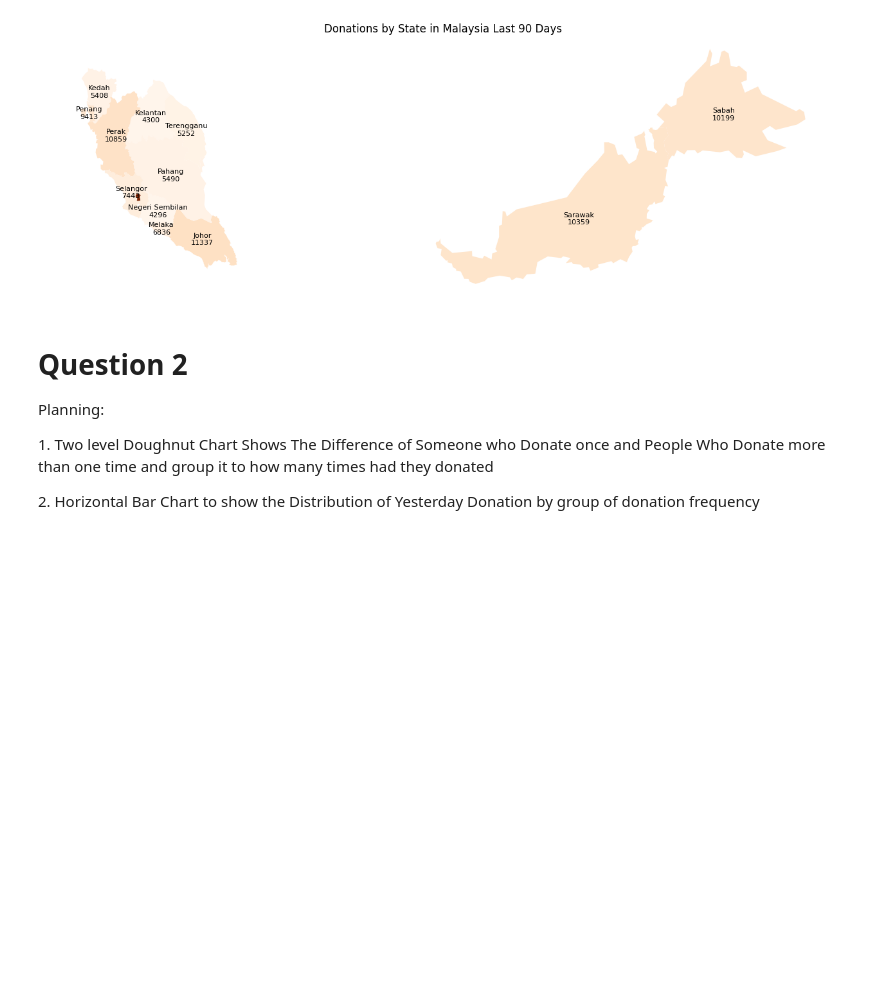
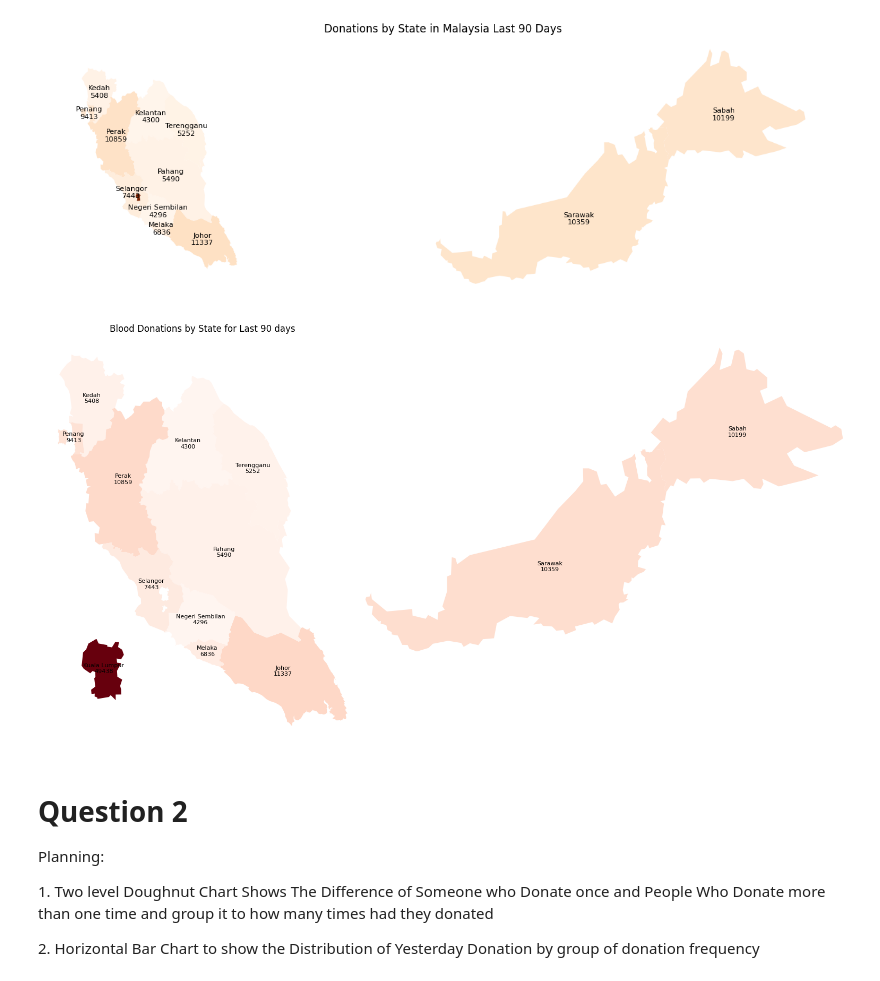
Before and after one commit to adleefuad/blood_donation, a Jupyter notebook: EDA.ipynb, the cells around one changed output. Cells and saved outputs as stored; diff of their text form; code cells hidden in the pictures; blank space fills up the shorter version.

Commit message:
Update the map Visualisation

```diff
--- a/EDA.ipynb
+++ b/EDA.ipynb
@@ -235,3 +233,68 @@ gdf
+# %%
+# Normalize Total Donation
+vmin, vmax = state3_df_merged['total_donation'].min(), state3_df_merged['total_donation'].max()
+norm = Normalize(vmin=vmin, vmax=vmax)
+colour_gradient = 'Reds'
+
+# Create the main plot for Peninsular Malaysia excluding Kuala Lumpur for clarity
+fig, ax_main = plt.subplots(figsize=(10, 10))
+plt.title('Blood Donations by State for Last 90 days')
+peninsular_without_kl = state3_df_merged[(state3_df_merged['state'] != 'Sabah') & (state3_df_merged['state'] != 'Sarawak') & (state3_df_merged['state'] != 'Kuala Lumpur')]
+peninsular_without_kl.plot(column='total_donation', ax=ax_main, cmap=colour_gradient, norm=norm)
+
+# Create an inset for Sabah and Sarawak
+ax_sabah_sarawak = inset_axes(ax_main, width="150%", height="150%", loc='center left',
+                               bbox_to_anchor=(1, 0.1, 1, 1), bbox_transform=ax_main.transAxes)
+sabah_sarawak = state3_df_merged[(state3_df_merged['state'] == 'Sabah') | (state3_df_merged['state'] == 'Sarawak')]
+sabah_sarawak.plot(column='total_donation', ax=ax_sabah_sarawak, cmap=colour_gradient,norm=norm)
+
+# Adjust Sabah and Sarawak plot (optional zoom and removing axis)
+ax_sabah_sarawak.set_xlim([sabah_sarawak.total_bounds[0], sabah_sarawak.total_bounds[2]])
+ax_sabah_sarawak.set_ylim([sabah_sarawak.total_bounds[1], sabah_sarawak.total_bounds[3]])
+ax_sabah_sarawak.set_frame_on(False)
+ax_sabah_sarawak.set_xticks([])
+ax_sabah_sarawak.set_yticks([])
+
+# Create an inset for Kuala Lumpur
+ax_kl = inset_axes(ax_main, width="15%", height="15%", loc='lower left',
+                    bbox_to_anchor=(0.1, 0.1, 1, 1), bbox_transform=ax_main.transAxes)
+kl = state3_df_merged[state3_df_merged['state'] == 'Kuala Lumpur']
+kl.plot(column='total_donation', ax=ax_kl, cmap=colour_gradient,norm=norm)
+
+# Adjust Kuala Lumpur plot (optional zoom and removing axis)
+ax_kl.set_xlim([kl.total_bounds[0], kl.total_bounds[2]])
+ax_kl.set_ylim([kl.total_bounds[1], kl.total_bounds[3]])
+ax_kl.set_frame_on(False)
+ax_kl.set_xticks([])
+ax_kl.set_yticks([])
+
+# Remove axis for the main plot for a cleaner look
+ax_main.set_axis_off()
+
+# Add Label to the plot
+for idx, row in state3_df_merged.iterrows():
+
+    # Get the position of the label
+    x, y = row['geometry'].centroid.x, row['geometry'].centroid.y
+
+    # Define the label text
+    label_text = f"{row['state']}\n{row['total_donation']}"
+    if row['state'] == 'Kuala Lumpur':
+        ax_kl.text(x, y, label_text, fontsize=8, ha='center', va='center')
+
+    elif (row['state'] == 'Sarawak') | (row['state'] == 'Sabah'):
+        ax_sabah_sarawak.text(x, y, label_text, fontsize=8, ha='center', va='center')
+    # Place the label on the map
+    else:
+        ax_main.text(x, y, label_text, fontsize=8, ha='center', va='center')
+
+# Add title to the main plot
+
+
+# Show the map
+plt.show()
+# %% [output]
+[figure, added]
 # %%
 
 # Plotting the GeoDataFrame
```
Also changed, not shown: parts of 3 cells of this notebook.
